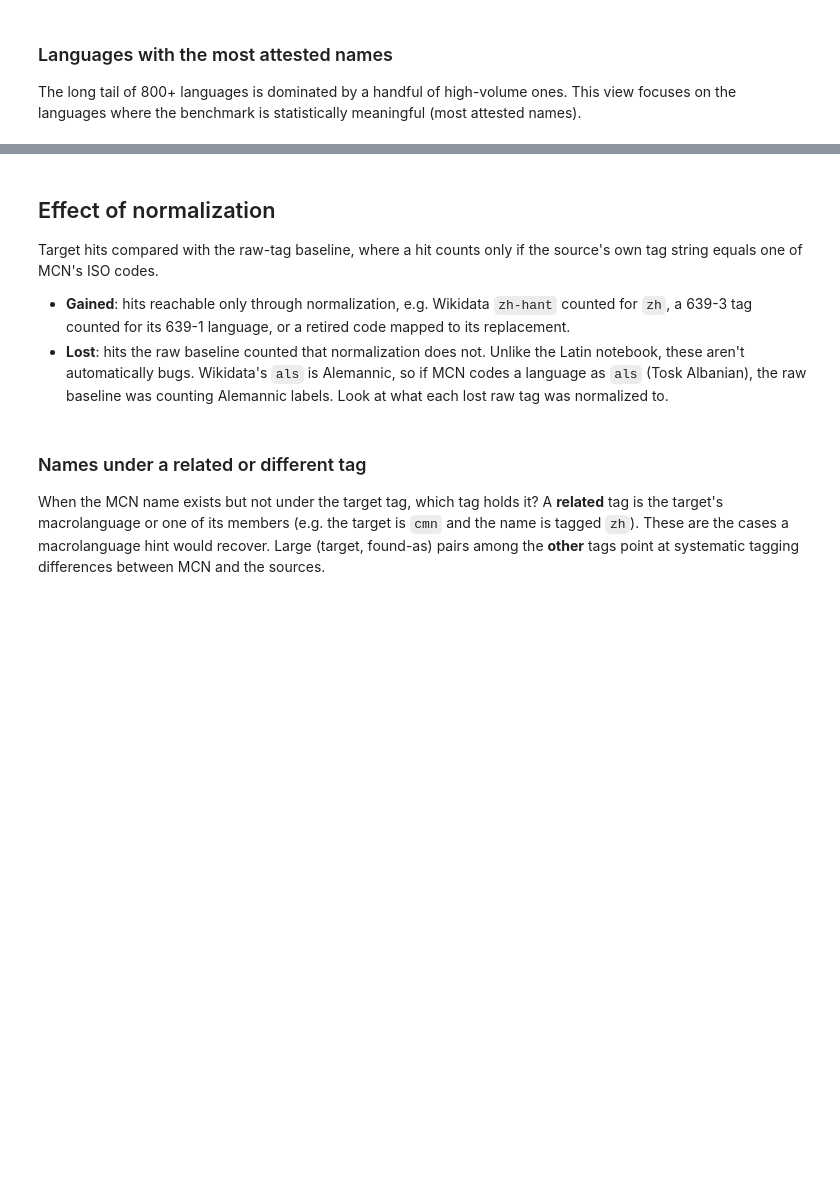
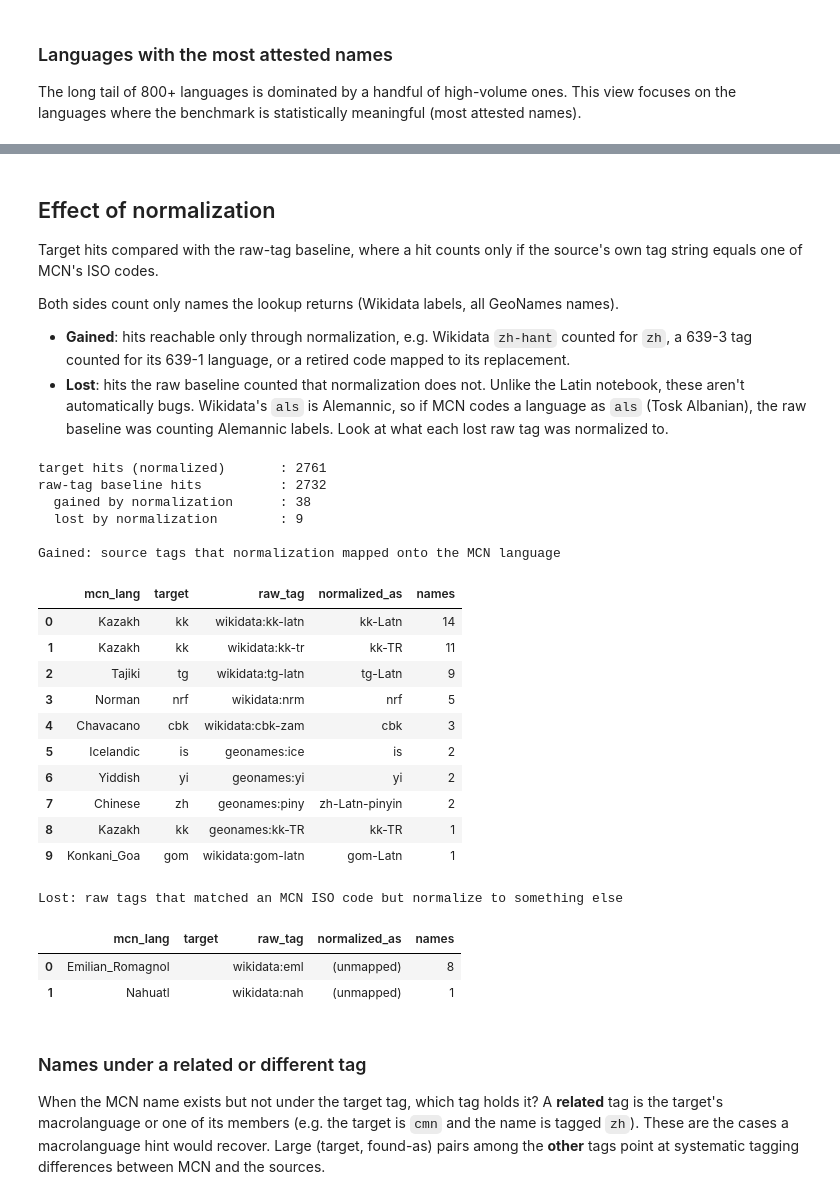
Before and after one commit to Acueres/NameTransductionEngine, a Jupyter notebook: analysis/mcn_benchmark_general.ipynb, the cells around one changed output, grey strips where cells are left out. Drawn from its saved outputs; the diff is of its cells as text; code cells hidden in the pictures; blank space fills up the shorter version.

```diff
--- a/analysis/mcn_benchmark_general.ipynb
+++ b/analysis/mcn_benchmark_general.ipynb
@@ -32,8 +32,13 @@ HIT = ("exact", "case_fold")
 E2E_SAMPLE_SIZE = 1000
 E2E_SEED        = 0
 
-if str(PROJECT_ROOT) not in sys.path:
-    sys.path.insert(0, str(PROJECT_ROOT))
+# Wikidata name types that `nte lookup --to` returns. The resolve step matches
+# every type (labels, aliases, official, native, short, dated names); the
+# retrieve step returns labels only
+WD_RETURNED_TYPES = frozenset({"label"})
+
+if str(PROJECT_ROOT / "src") not in sys.path:
+    sys.path.insert(0, str(PROJECT_ROOT / "src"))
 
 from name_transduction_engine.datasets.language_codes.data_provision import read_registry
 from name_transduction_engine.normalization.language_code_normalization import (
@@ -552,6 +729,8 @@ print(f"  target_rate   : {top['target_hits'].sum()/top['attested'].sum():.1%}")
 
 Target hits compared with the raw-tag baseline, where a hit counts only if the source's own tag string equals one of MCN's ISO codes.
 
+Both sides count only names the lookup returns (Wikidata labels, all GeoNames names).
+
 - **Gained**: hits reachable only through normalization, e.g. Wikidata `zh-hant` counted for `zh`, a 639-3 tag counted for its 639-1 language, or a retired code mapped to its replacement.
 - **Lost**: hits the raw baseline counted that normalization does not. Unlike the Latin notebook, these aren't automatically bugs. Wikidata's `als` is Alemannic, so if MCN codes a language as `als` (Tosk Albanian), the raw baseline was counting Alemannic labels. Look at what each lost raw tag was normalized to.
 # %%
@@ -563,35 +742,57 @@ print(f"target hits (normalized)       : {n_target}")
 print(f"raw-tag baseline hits          : {n_raw}")
 print(f"  gained by normalization      : {len(gained_rows)}")
 print(f"  lost by normalization        : {len(lost_rows)}")
 
 # Gained: which source tags (by normalized tag) carried the newly reachable names
 gained_by = collections.Counter()
 for r in gained_rows:
     tgt = lang_target[r.mcn_lang]
     for c in nte_index[r.geonames_id].get(r.mcn_name.casefold(), []):
-        if _is_target(c, tgt):
+        if _is_target(c, tgt) and _returned(c):
             gained_by[(r.mcn_lang, str(tgt), f"{c.source}:{c.raw_tag}", c.tag)] += 1
 if gained_by:
     print("\nGained: source tags that normalization mapped onto the MCN language")
     display(pd.DataFrame(
         [(*k, n) for k, n in gained_by.most_common(50)],
         columns=["mcn_lang", "target", "raw_tag", "normalized_as", "names"],
     ))
 
 # Lost: what the raw tags that used to count were normalized to instead
 lost_by = collections.Counter()
 for r in lost_rows:
     raw_codes = raw_codes_for[r.mcn_lang]
     for c in nte_index[r.geonames_id].get(r.mcn_name.casefold(), []):
-        if c.raw_tag and c.raw_tag.lower() in raw_codes:
+        if c.raw_tag and c.raw_tag.lower() in raw_codes and _returned(c):
             tgt = lang_target.get(r.mcn_lang)
             lost_by[(r.mcn_lang, str(tgt) if tgt else "", f"{c.source}:{c.raw_tag}", c.tag)] += 1
 if lost_by:
     print("\nLost: raw tags that matched an MCN ISO code but normalize to something else")
     display(pd.DataFrame(
         [(*k, n) for k, n in lost_by.most_common(50)],
         columns=["mcn_lang", "target", "raw_tag", "normalized_as", "names"],
     ))
+# %% [output]
+target hits (normalized)       : 2761
+raw-tag baseline hits          : 2732
+  gained by normalization      : 38
+  lost by normalization        : 9
+
+Gained: source tags that normalization mapped onto the MCN language
+|  | mcn_lang | target | raw_tag | normalized_as | names |
+| 0 | Kazakh | kk | wikidata:kk-latn | kk-Latn | 14 |
+| 1 | Kazakh | kk | wikidata:kk-tr | kk-TR | 11 |
+| 2 | Tajiki | tg | wikidata:tg-latn | tg-Latn | 9 |
+| 3 | Norman | nrf | wikidata:nrm | nrf | 5 |
+| 4 | Chavacano | cbk | wikidata:cbk-zam | cbk | 3 |
+| 5 | Icelandic | is | geonames:ice | is | 2 |
+| 6 | Yiddish | yi | geonames:yi | yi | 2 |
+| 7 | Chinese | zh | geonames:piny | zh-Latn-pinyin | 2 |
+| 8 | Kazakh | kk | geonames:kk-TR | kk-TR | 1 |
+| 9 | Konkani_Goa | gom | wikidata:gom-latn | gom-Latn | 1 |
+Lost: raw tags that matched an MCN ISO code but normalize to something else
+|  | mcn_lang | target | raw_tag | normalized_as | names |
+| 0 | Emilian_Romagnol |  | wikidata:eml | (unmapped) | 8 |
+| 1 | Nahuatl |  | wikidata:nah | (unmapped) | 1 |
 # %% [markdown]
 ### Names under a related or different tag
 
```
Also changed, not shown: parts of 22 cells of this notebook, 23 other files.
